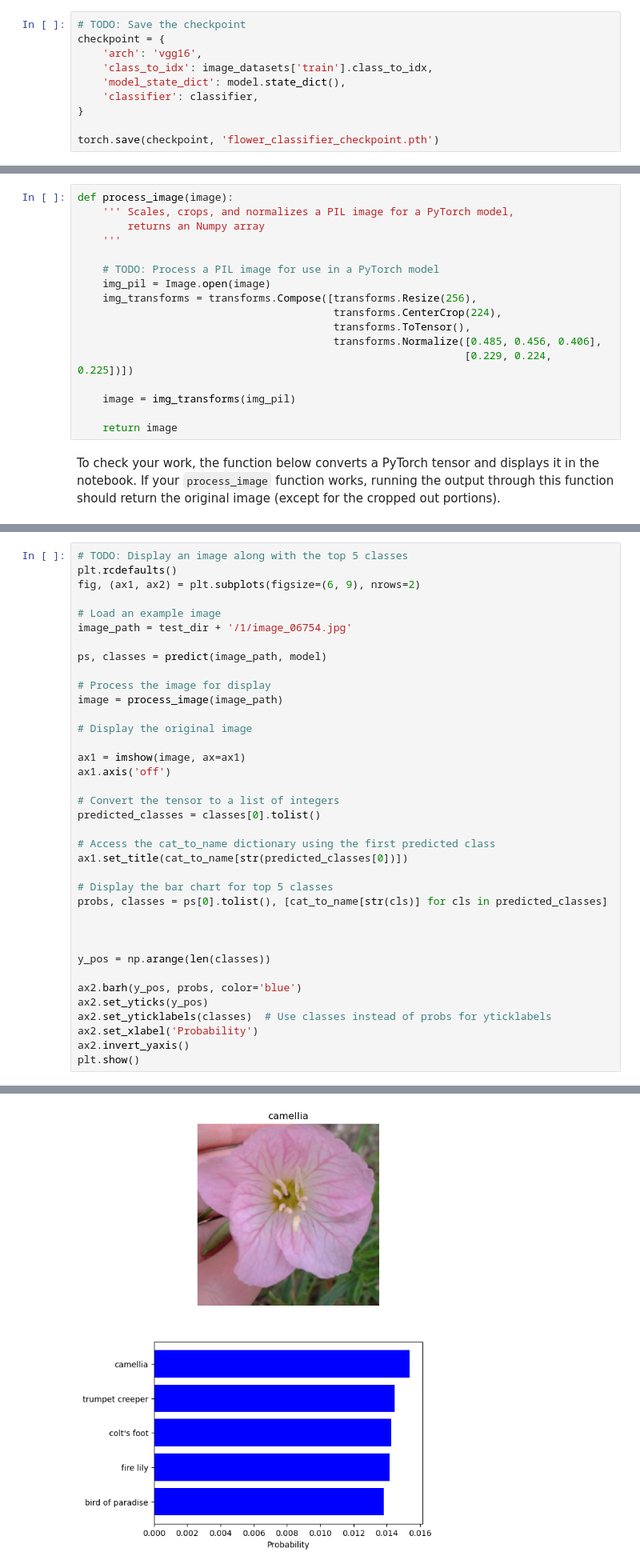
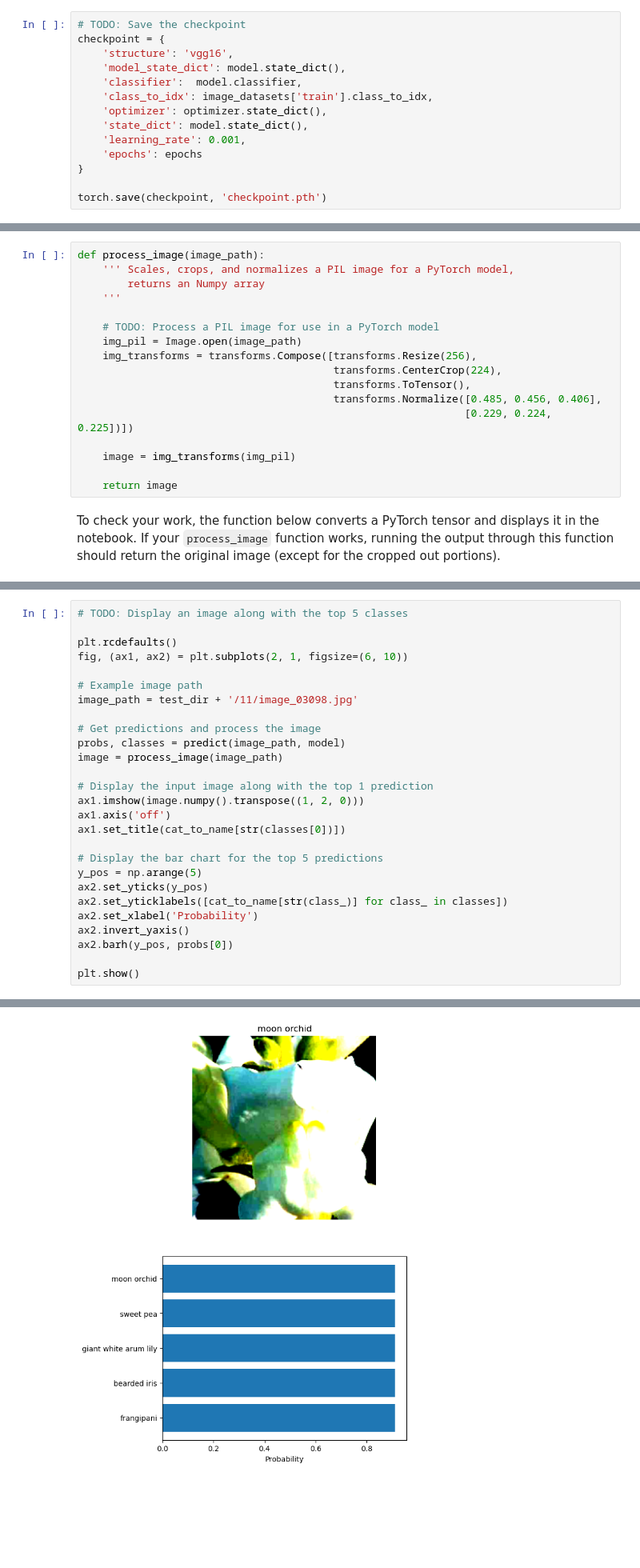
Before and after one commit to sciemesfin/udacity-image-classifier, a Jupyter notebook: Image Classifier Project.ipynb, the cells around one changed output, grey strips where cells are left out. Shown: that part at 80% size. Saved outputs shown, nothing was run; the diff lists cells and outputs as text; blank space fills up the shorter version.

```diff
--- a/Image Classifier Project.ipynb
+++ b/Image Classifier Project.ipynb
@@ -190,13 +254,17 @@ Remember that you'll want to completely rebuild the model later so you can use i
 # %%
 # TODO: Save the checkpoint
 checkpoint = {
-    'arch': 'vgg16',
+    'structure': 'vgg16',
+    'model_state_dict': model.state_dict(),
+    'classifier':  model.classifier,
     'class_to_idx': image_datasets['train'].class_to_idx,
-    'model_state_dict': model.state_dict(),
-    'classifier': classifier,
+    'optimizer': optimizer.state_dict(),
+    'state_dict': model.state_dict(),
+    'learning_rate': 0.001,
+    'epochs': epochs
 }
 
-torch.save(checkpoint, 'flower_classifier_checkpoint.pth')
+torch.save(checkpoint, 'checkpoint.pth')
 # %% [markdown]
 ## Loading the checkpoint
 
@@ -261,13 +340,13 @@ As before, the network expects the images to be normalized in a specific way. Fo
 
 And finally, PyTorch expects the color channel to be the first dimension but it's the third dimension in the PIL image and Numpy array. You can reorder dimensions using [`ndarray.transpose`](https://docs.scipy.org/doc/numpy-1.13.0/reference/generated/numpy.ndarray.transpose.html). The color channel needs to be first and retain the order of the other two dimensions.
 # %%
-def process_image(image):
+def process_image(image_path):
     ''' Scales, crops, and normalizes a PIL image for a PyTorch model,
         returns an Numpy array
     '''
 
     # TODO: Process a PIL image for use in a PyTorch model
-    img_pil = Image.open(image)
+    img_pil = Image.open(image_path)
     img_transforms = transforms.Compose([transforms.Resize(256),
                                          transforms.CenterCrop(224),
                                          transforms.ToTensor(),
@@ -356,39 +441,29 @@ Now that you can use a trained model for predictions, check to make sure it make
 You can convert from the class integer encoding to actual flower names with the `cat_to_name.json` file (should have been loaded earlier in the notebook). To show a PyTorch tensor as an image, use the `imshow` function defined above.
 # %%
 # TODO: Display an image along with the top 5 classes
+
 plt.rcdefaults()
-fig, (ax1, ax2) = plt.subplots(figsize=(6, 9), nrows=2)
+fig, (ax1, ax2) = plt.subplots(2, 1, figsize=(6, 10))
 
-# Load an example image
-image_path = test_dir + '/1/image_06754.jpg'
+# Example image path
+image_path = test_dir + '/11/image_03098.jpg'
 
-ps, classes = predict(image_path, model)
-
-# Process the image for display
+# Get predictions and process the image
+probs, classes = predict(image_path, model)
 image = process_image(image_path)
 
-# Display the original image
+# Display the input image along with the top 1 prediction
+ax1.imshow(image.numpy().transpose((1, 2, 0)))
+ax1.axis('off')
+ax1.set_title(cat_to_name[str(classes[0])])
 
-ax1 = imshow(image, ax=ax1)
-ax1.axis('off')
-
-# Convert the tensor to a list of integers
-predicted_classes = classes[0].tolist()
-
-# Access the cat_to_name dictionary using the first predicted class
-ax1.set_title(cat_to_name[str(predicted_classes[0])])
-
-# Display the bar chart for top 5 classes
-probs, classes = ps[0].tolist(), [cat_to_name[str(cls)] for cls in predicted_classes]
-
-
-
-y_pos = np.arange(len(classes))
-
-ax2.barh(y_pos, probs, color='blue')
+# Display the bar chart for the top 5 predictions
+y_pos = np.arange(5)
 ax2.set_yticks(y_pos)
-ax2.set_yticklabels(classes)  # Use classes instead of probs for yticklabels
+ax2.set_yticklabels([cat_to_name[str(class_)] for class_ in classes])
 ax2.set_xlabel('Probability')
 ax2.invert_yaxis()
+ax2.barh(y_pos, probs[0])
+
 plt.show()
 # %% [output]
@@ -395 +471 @@ plt.show()
-[figure, old version]
+[figure, new version]
```
Also changed, not shown: parts of 14 cells of this notebook, 3 other files.
